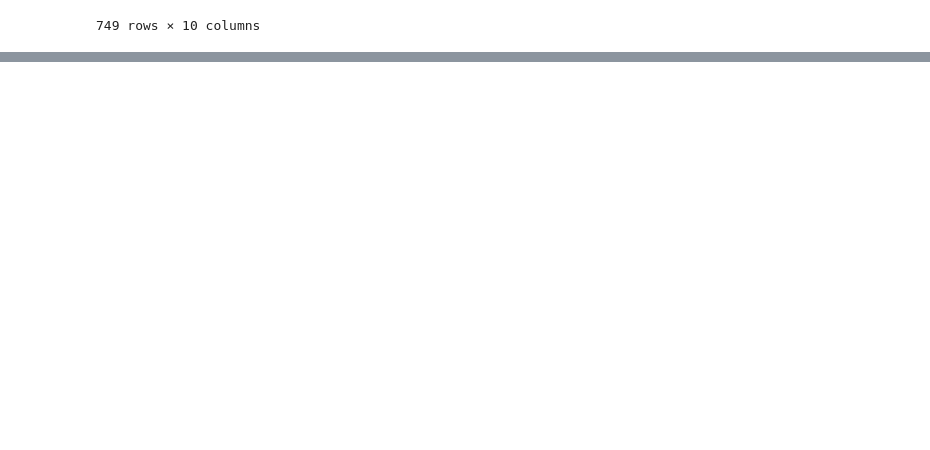
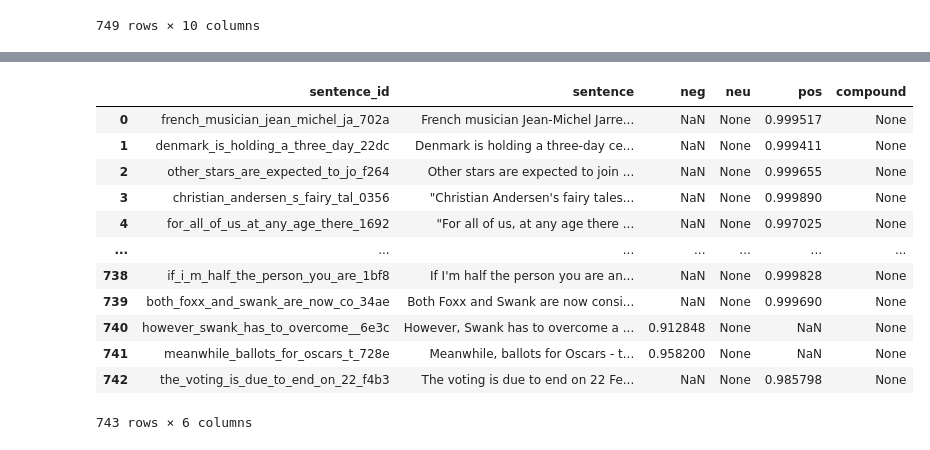
Before and after one commit to TarasHamkalo/on-web-data-mining, a Jupyter notebook: 02/notebooks/sentiment_analysis.ipynb, the cells around one changed output, grey strips where cells are left out. Drawn from its saved outputs; the diff is of its cells as text; code cells hidden in the pictures; blank space fills up the shorter version.

```diff
--- a/02/notebooks/sentiment_analysis.ipynb
+++ b/02/notebooks/sentiment_analysis.ipynb
@@ -4,7 +4,7 @@
 import pandas as pd
 from articles_dataset import ArticlesDataset
 articles_dataset_path = \
-    "/resources/bcc-news-entertainment.csv"
+    "../resources/bcc-news-entertainment.csv"
 dataset = ArticlesDataset(articles_dataset_path)
 dataset.load_articles(50)
 dataset.preprocess()
@@ -170,0 +190,4 @@ df
+# %%
+### Hugging face approach (base)
+from transformers import pipeline
+classifier = pipeline('sentiment-analysis')
@@ -170,0 +198,33 @@ df
+# %%
+from scipy.special import softmax
+
+rows = []
+for article in dataset.articles:
+    for sentence in article.document.sents:
+        score = classifier(sentence.text)
+        rows.append({
+            "sentence_id": readable_id(sentence.text),
+            "sentence": sentence.text,
+            "neg": score[0]['score'] if score[0]['label'] == 'NEGATIVE' else None,
+            "neu": score[0]['score'] if score[0]['label'] == 'NEUTRAL' else None,
+            "pos": score[0]['score'] if score[0]['label'] == 'POSITIVE' else None,
+            "compound": None,
+        })
+#
+model_v2_output_df = pd.DataFrame(rows)
+# %%
+model_v2_output_df
+# %% [output]
+|  | sentence_id | sentence | neg | neu | pos | compound |
+| 0 | french_musician_jean_michel_ja_702a | French musician Jean-Michel Jarre... | NaN | None | 0.999517 | None |
+| 1 | denmark_is_holding_a_three_day_22dc | Denmark is holding a three-day ce... | NaN | None | 0.999411 | None |
+| 2 | other_stars_are_expected_to_jo_f264 | Other stars are expected to join ... | NaN | None | 0.999655 | None |
+| 3 | christian_andersen_s_fairy_tal_0356 | "Christian Andersen's fairy tales... | NaN | None | 0.999890 | None |
+| 4 | for_all_of_us_at_any_age_there_1692 | "For all of us, at any age there ... | NaN | None | 0.997025 | None |
+| ... | ... | ... | ... | ... | ... | ... |
+| 738 | if_i_m_half_the_person_you_are_1bf8 | If I'm half the person you are an... | NaN | None | 0.999828 | None |
+| 739 | both_foxx_and_swank_are_now_co_34ae | Both Foxx and Swank are now consi... | NaN | None | 0.999690 | None |
+| 740 | however_swank_has_to_overcome__6e3c | However, Swank has to overcome a ... | 0.912848 | None | NaN | None |
+| 741 | meanwhile_ballots_for_oscars_t_728e | Meanwhile, ballots for Oscars - t... | 0.958200 | None | NaN | None |
+| 742 | the_voting_is_due_to_end_on_22_f4b3 | The voting is due to end on 22 Fe... | NaN | None | 0.985798 | None |
+743 rows × 6 columns
```
Also changed, not shown: parts of 4 cells of this notebook, 1 other file.
